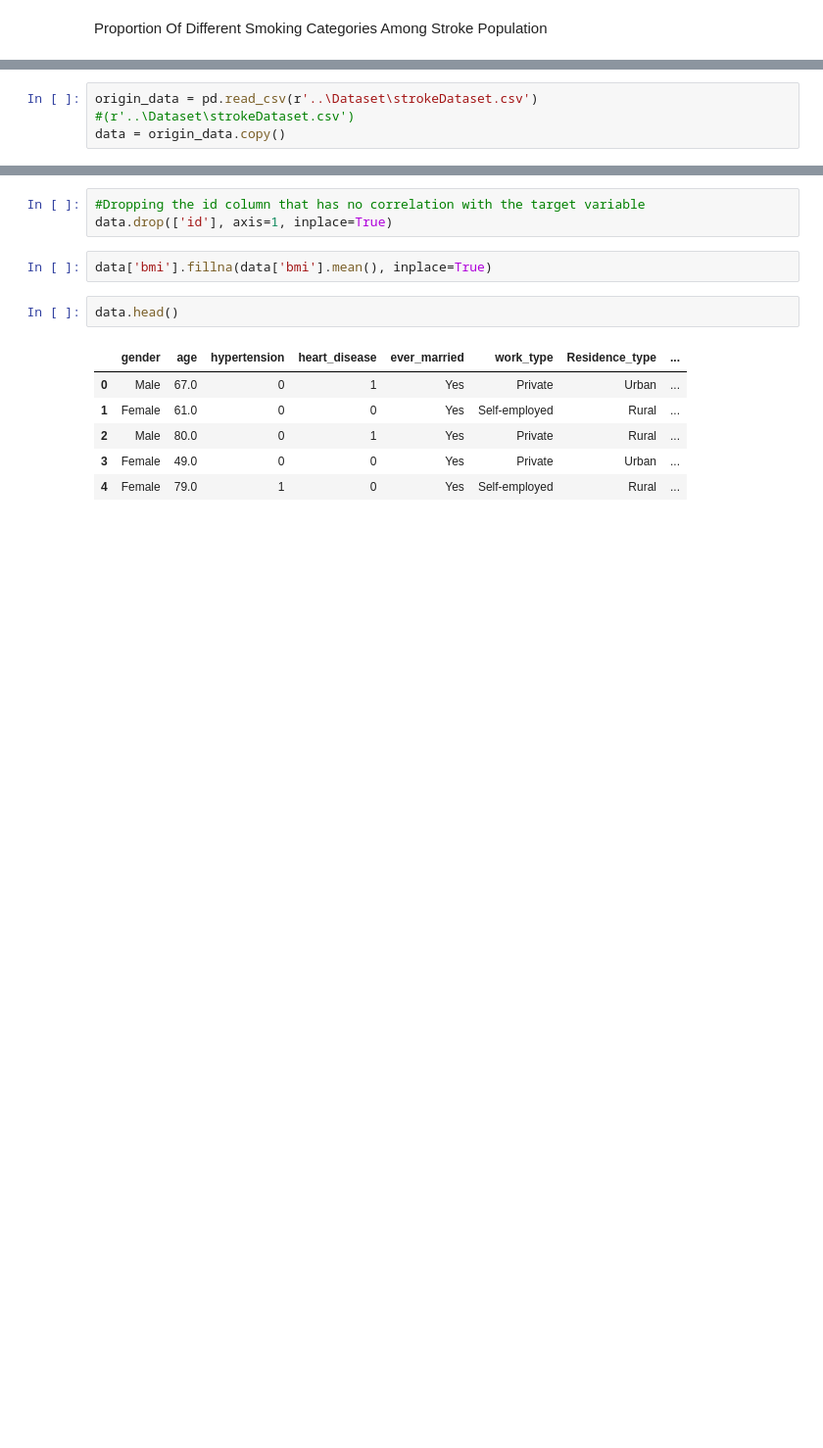
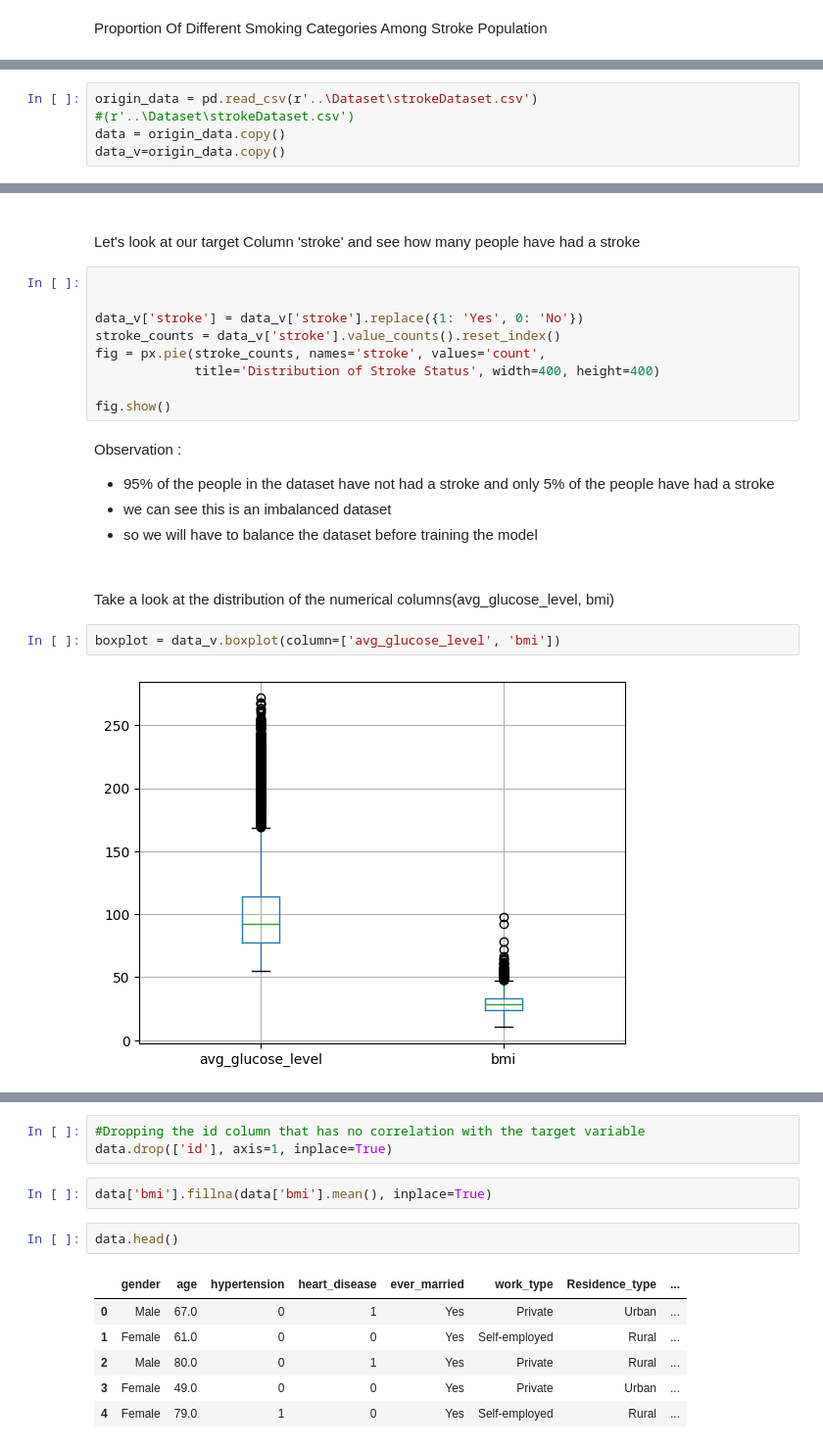
Before and after one commit to IT21925290/FDM_Mini_Project, a Jupyter notebook: Script&model/StrokeScript.ipynb, the cells around one changed output, grey strips where cells are left out. Shown at 98% size. Cells and saved outputs as stored; diff of their text form; blank space fills up the shorter version.

Commit message:
data exploration 1.0

```diff
--- a/Script&model/StrokeScript.ipynb
+++ b/Script&model/StrokeScript.ipynb
@@ -32,3 +33,4 @@ import os
 origin_data = pd.read_csv(r'..\Dataset\strokeDataset.csv')
 #(r'..\Dataset\strokeDataset.csv')
 data = origin_data.copy()
+data_v=origin_data.copy()
@@ -34,0 +92,24 @@ data = origin_data.copy()
+# %% [markdown]
+<br>
+Let's look at our target Column 'stroke' and see how many people have had a stroke
+# %%
+
+
+data_v['stroke'] = data_v['stroke'].replace({1: 'Yes', 0: 'No'})
+stroke_counts = data_v['stroke'].value_counts().reset_index()
+fig = px.pie(stroke_counts, names='stroke', values='count',
+             title='Distribution of Stroke Status', width=400, height=400)
+
+fig.show()
+# %% [markdown]
+Observation :<br>
+- 95% of the people in the dataset have not had a stroke and only 5% of the people have had a stroke
+- we can see this is an imbalanced dataset
+- so we will have to balance the dataset before training the model
+# %% [markdown]
+<br>
+Take a look at the distribution of the numerical columns(avg_glucose_level, bmi)
+# %%
+boxplot = data_v.boxplot(column=['avg_glucose_level', 'bmi'])
+# %% [output]
+[figure, added]
```
Also changed, not shown: parts of 18 cells of this notebook, 3 other files.
